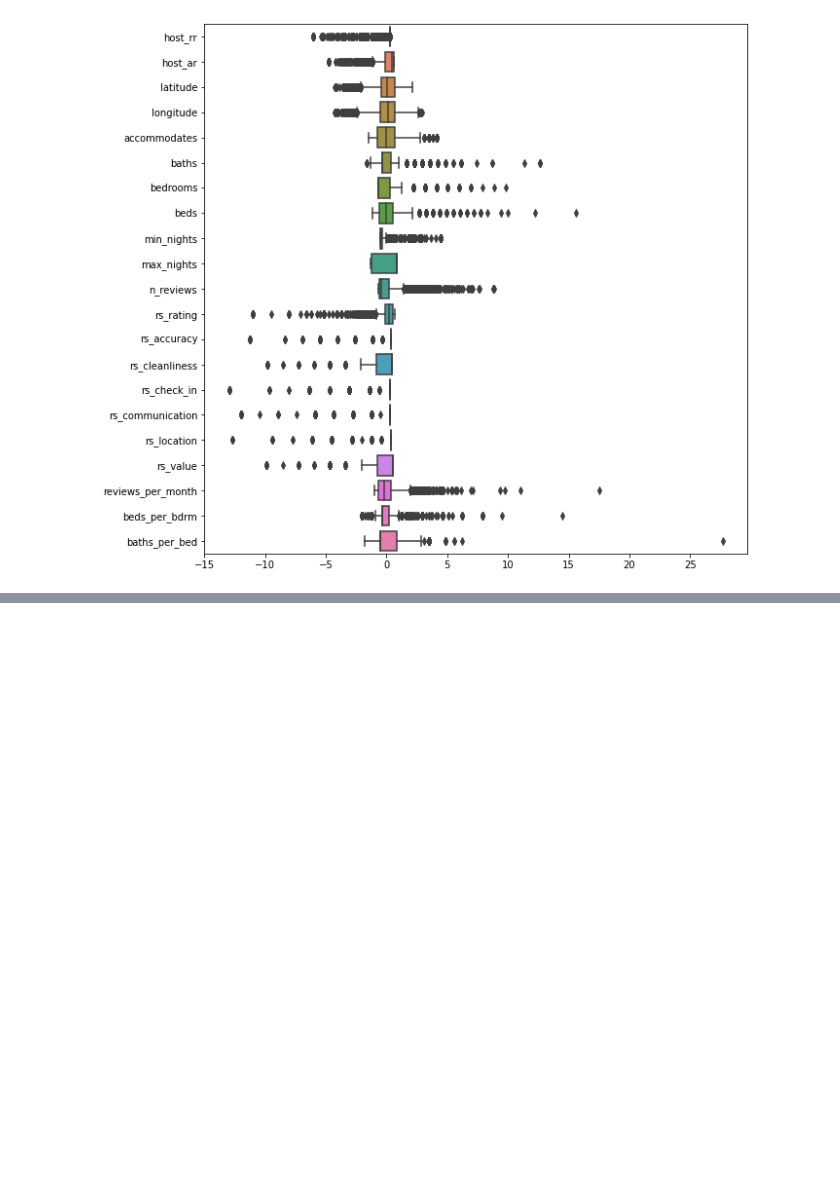
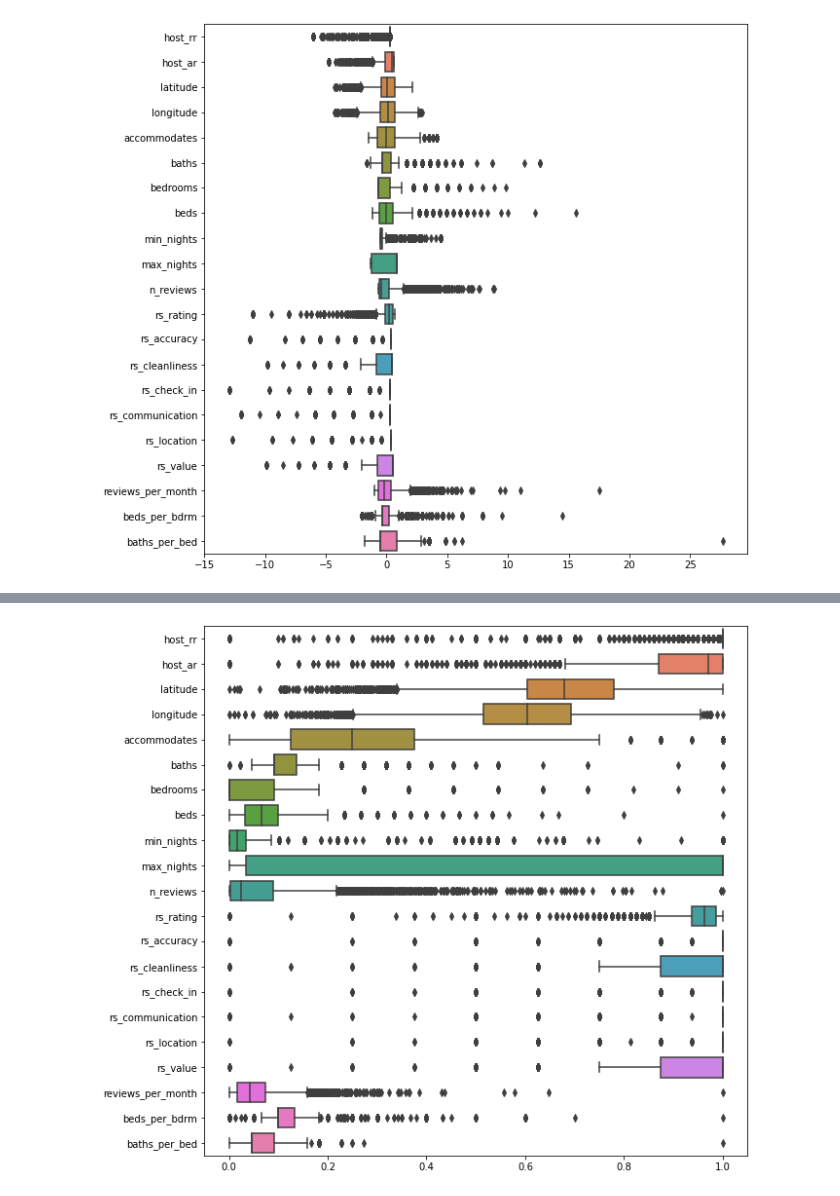
Before and after one commit to harera3/ML_Portfolio, a Jupyter notebook: 08_Chicago_AirBnB_Feature_Engineering.ipynb, the cells around one changed output, grey strips where cells are left out. Saved outputs shown, nothing was run; the diff lists cells and outputs as text; code cells hidden in the pictures; blank space fills up the shorter version.

```diff
--- a/08_Chicago_AirBnB_Feature_Engineering.ipynb
+++ b/08_Chicago_AirBnB_Feature_Engineering.ipynb
@@ -146,0 +147,8 @@ Standadization doesn't seem to
+# %%
+from sklearn.preprocessing import MinMaxScaler
+
+normer = MinMaxScaler()
+X_train_normed = normer.fit_transform(X_train_num)
+X_train_normed = pd.DataFrame(X_train_normed,
+                             columns=num_cols)
+X_train_normed.describe().T
@@ -146,0 +173,5 @@ Standadization doesn't seem to
+# %%
+plt.figure(figsize=(10,10))
+ax = sns.boxplot(data=X_train_normed, orient="h", palette="husl")
+# %% [output]
+[figure, added]
```
Also changed, not shown: parts of 4 cells of this notebook.
